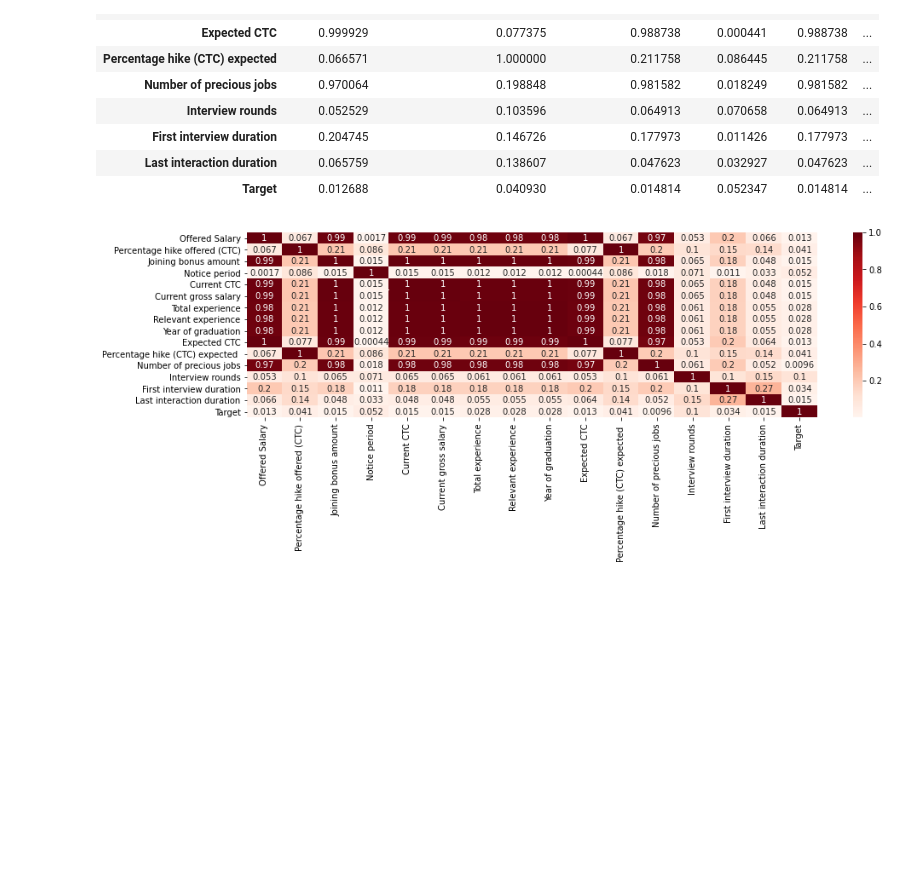
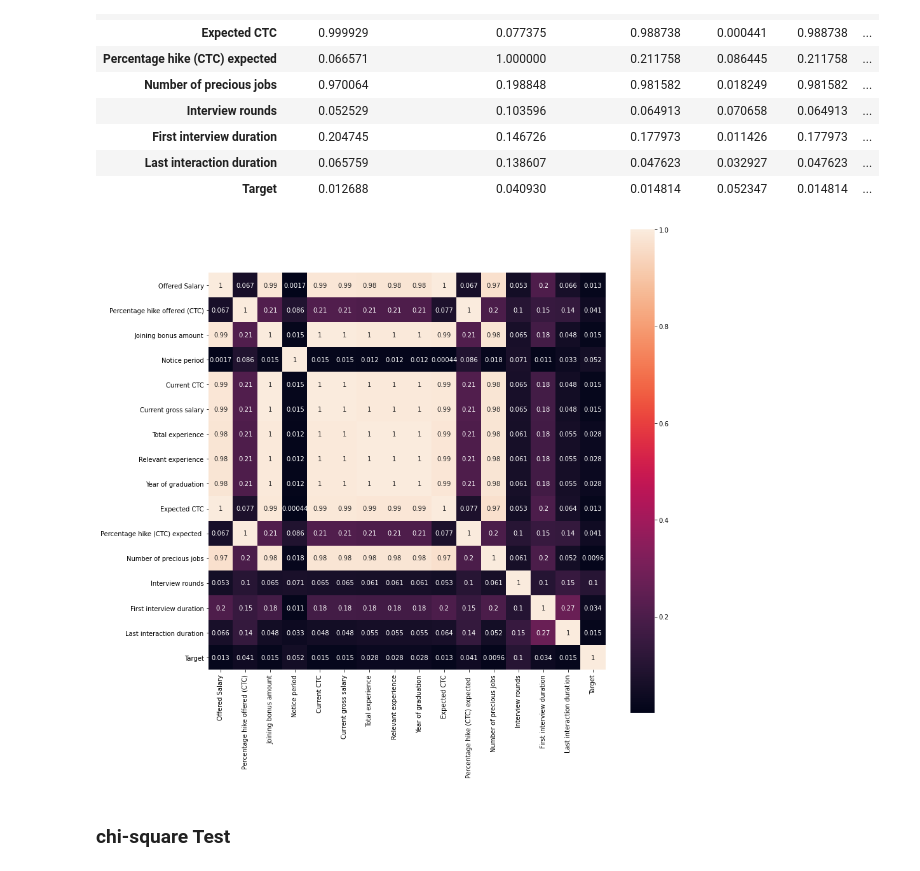
Before and after one commit to karunyads/MiniProject-FE, a Jupyter notebook: FE_PROJECT1_06.ipynb, the cells around one changed output. Drawn from its saved outputs; the diff is of its cells as text; code cells hidden in the pictures; blank space fills up the shorter version.

Commit message:
Updated chi-square test code snippet

```diff
--- a/FE_PROJECT1_06.ipynb
+++ b/FE_PROJECT1_06.ipynb
@@ -252,10 +277,11 @@ master_data.corr().abs()
 | Last interaction duration | 0.065759 | 0.138607 | 0.047623 | 0.032927 | 0.047623 | ... |
 | Target | 0.012688 | 0.040930 | 0.014814 | 0.052347 | 0.014814 | ... |
 # %%
-#heat map
-
-plt.figure(figsize=(15,4))
-sns.heatmap(master_data.corr().abs(), annot=True, cmap = 'Reds')
+#heat map - normalize and recheck
+fig, ax = plt.subplots(figsize=(14,14))
+sns.heatmap(master_data.corr().abs(), annot=True, fmt='.2g', square=True, ax=ax)
 plt.show()
 # %% [output]
-[figure, old version]
+[figure, new version]
+# %% [markdown]
+### chi-square Test
```
Also changed, not shown: parts of 7 cells of this notebook.
